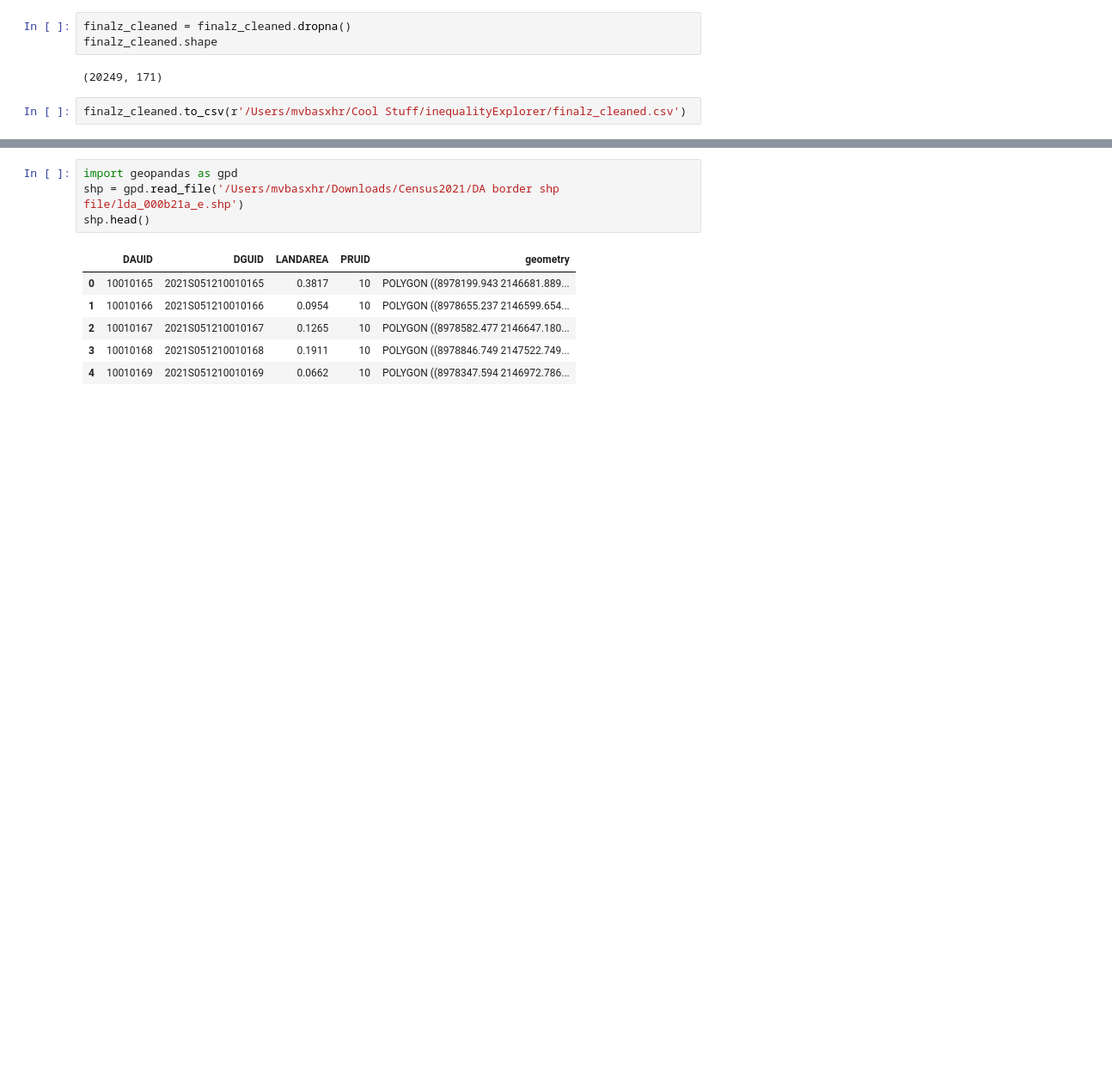
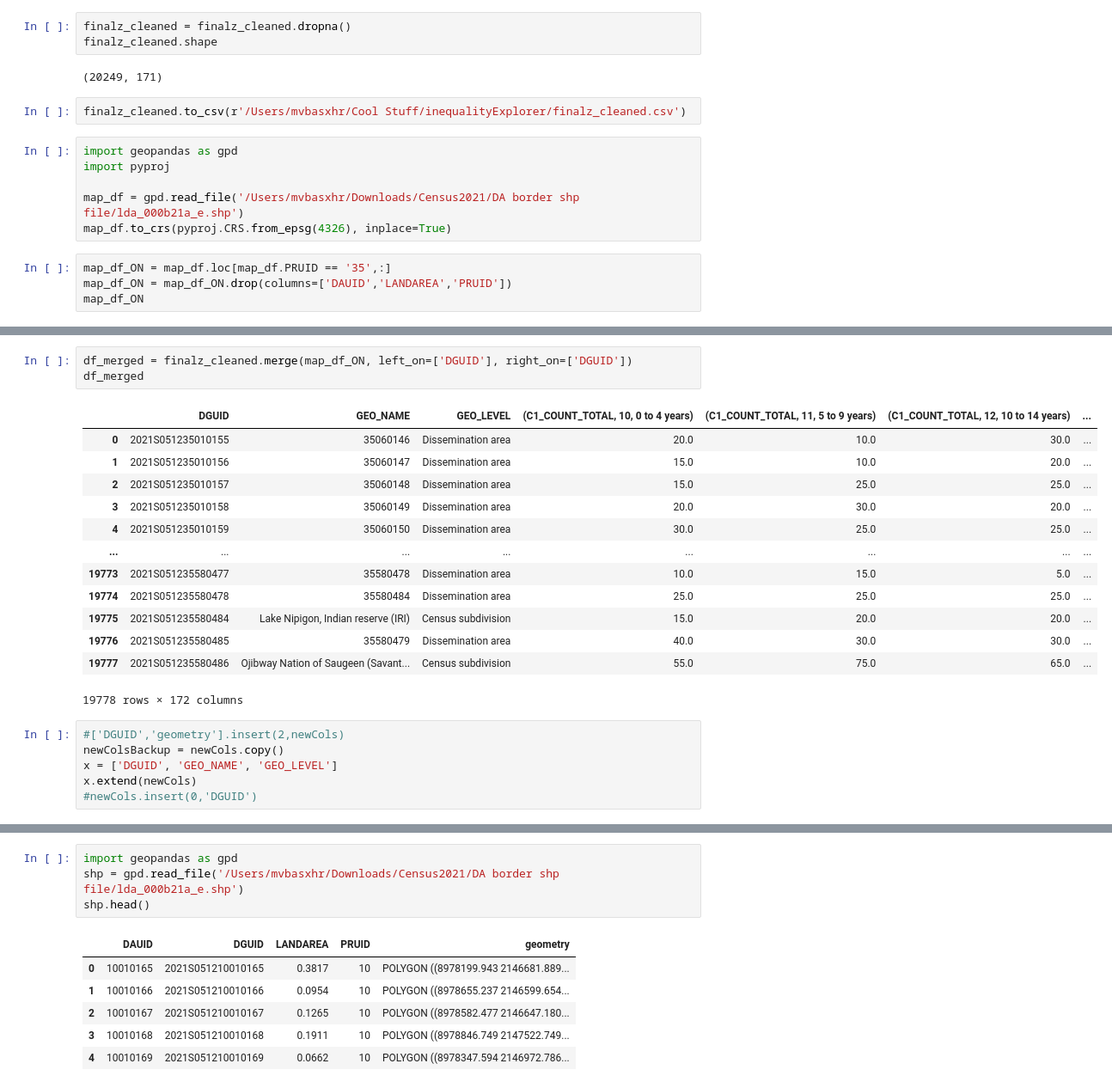
Before and after one commit to MubassirAhmed/ExploringCensusData, a Jupyter notebook: exploringCensusDataTables.ipynb, the cells around one changed output, grey strips where cells are left out. Shown: that part at 86% size. Saved outputs shown, nothing was run; the diff lists cells and outputs as text; blank space fills up the shorter version.

Commit message:
merged df finalized

```diff
--- a/exploringCensusDataTables.ipynb
+++ b/exploringCensusDataTables.ipynb
@@ -637,3 +656,13 @@ finalz_cleaned.shape
 (20249, 171)
 # %%
 finalz_cleaned.to_csv(r'/Users/mvbasxhr/Cool Stuff/inequalityExplorer/finalz_cleaned.csv')
+# %%
+import geopandas as gpd
+import pyproj
+
+map_df = gpd.read_file('/Users/mvbasxhr/Downloads/Census2021/DA border shp file/lda_000b21a_e.shp')
+map_df.to_crs(pyproj.CRS.from_epsg(4326), inplace=True)
+# %%
+map_df_ON = map_df.loc[map_df.PRUID == '35',:]
+map_df_ON = map_df_ON.drop(columns=['DAUID','LANDAREA','PRUID'])
+map_df_ON
@@ -639,0 +699,23 @@ finalz_cleaned.to_csv(r'/Users/mvbasxhr/Cool Stuff/inequalityExplorer/finalz_cle
+# %%
+df_merged = finalz_cleaned.merge(map_df_ON, left_on=['DGUID'], right_on=['DGUID'])
+df_merged
+# %% [output]
+|  | DGUID | GEO_NAME | GEO_LEVEL | (C1_COUNT_TOTAL, 10, 0 to 4 years) | (C1_COUNT_TOTAL, 11, 5 to 9 years) | (C1_COUNT_TOTAL, 12, 10 to 14 years) | ... |
+| 0 | 2021S051235010155 | 35060146 | Dissemination area | 20.0 | 10.0 | 30.0 | ... |
+| 1 | 2021S051235010156 | 35060147 | Dissemination area | 15.0 | 10.0 | 20.0 | ... |
+| 2 | 2021S051235010157 | 35060148 | Dissemination area | 15.0 | 25.0 | 25.0 | ... |
+| 3 | 2021S051235010158 | 35060149 | Dissemination area | 20.0 | 30.0 | 20.0 | ... |
+| 4 | 2021S051235010159 | 35060150 | Dissemination area | 30.0 | 25.0 | 25.0 | ... |
+| ... | ... | ... | ... | ... | ... | ... | ... |
+| 19773 | 2021S051235580477 | 35580478 | Dissemination area | 10.0 | 15.0 | 5.0 | ... |
+| 19774 | 2021S051235580478 | 35580484 | Dissemination area | 25.0 | 25.0 | 25.0 | ... |
+| 19775 | 2021S051235580484 | Lake Nipigon, Indian reserve (IRI) | Census subdivision | 15.0 | 20.0 | 20.0 | ... |
+| 19776 | 2021S051235580485 | 35580479 | Dissemination area | 40.0 | 30.0 | 30.0 | ... |
+| 19777 | 2021S051235580486 | Ojibway Nation of Saugeen (Savant... | Census subdivision | 55.0 | 75.0 | 65.0 | ... |
+19778 rows × 172 columns
+# %%
+#['DGUID','geometry'].insert(2,newCols)
+newColsBackup = newCols.copy()
+x = ['DGUID', 'GEO_NAME', 'GEO_LEVEL']
+x.extend(newCols)
+#newCols.insert(0,'DGUID')
```
Also changed, not shown: parts of 14 cells of this notebook.
